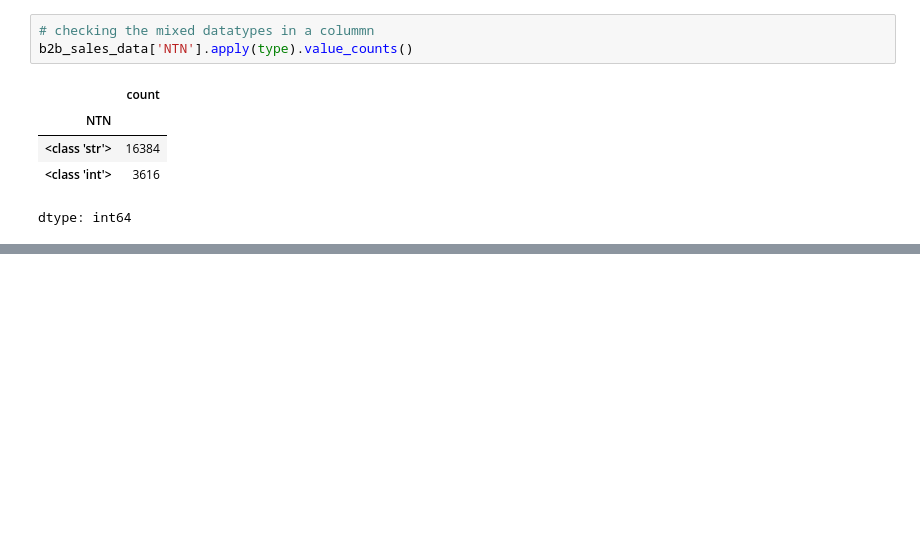
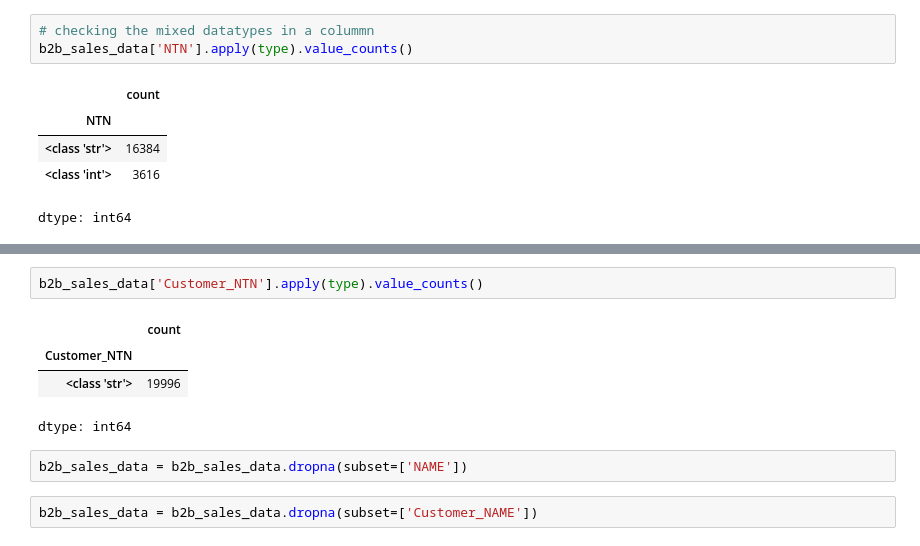
Before and after one commit to nancy-kataria/NexBuy, a Jupyter notebook: buyer_to_seller_matching.ipynb, the cells around one changed output, grey strips where cells are left out. Cells and saved outputs as stored; diff of their text form; blank space fills up the shorter version.

```diff
--- a/buyer_to_seller_matching.ipynb
+++ b/buyer_to_seller_matching.ipynb
@@ -53,0 +85,11 @@ dtype: int64
+# %%
+b2b_sales_data['Customer_NTN'].apply(type).value_counts()
+# %% [output]
+|  | count |
+| Customer_NTN |  |
+| <class 'str'> | 19996 |
+dtype: int64
+# %%
+b2b_sales_data = b2b_sales_data.dropna(subset=['NAME'])
+# %%
+b2b_sales_data = b2b_sales_data.dropna(subset=['Customer_NAME'])
```
Also changed, not shown: parts of 4 cells of this notebook.
